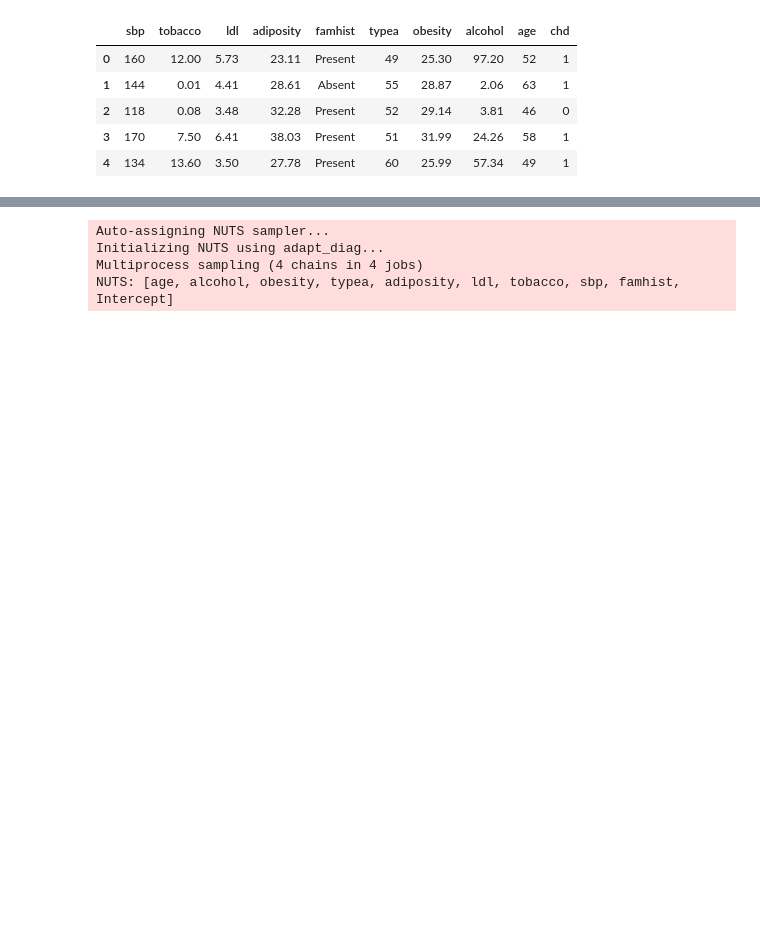
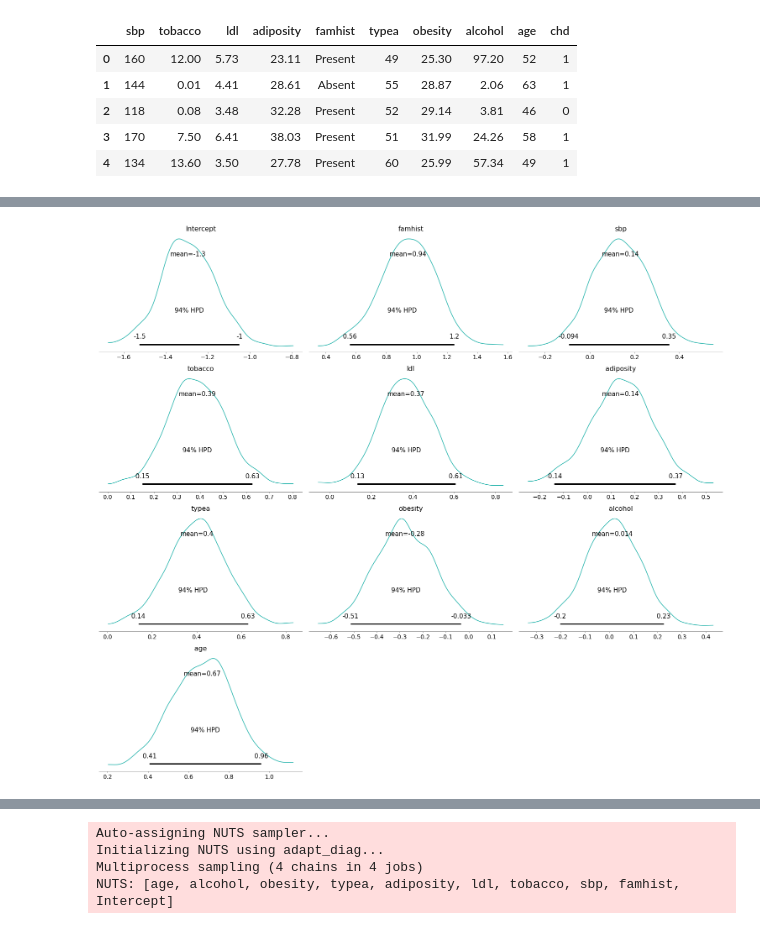
Before and after one commit to congxinxu0116/UVA, a Jupyter notebook: DS 6014/Homework 3 Sampling.ipynb, the cells around one changed output, grey strips where cells are left out. Saved outputs shown, nothing was run; the diff lists cells and outputs as text; code cells hidden in the pictures; blank space fills up the shorter version.

```diff
--- a/DS 6014/Homework 3 Sampling.ipynb
+++ b/DS 6014/Homework 3 Sampling.ipynb
@@ -184,3 +201,7 @@ practitioner_idx = normalized_data.famhist.astype('category').cat.codes.values
+# %%
+pm.plot_posterior(trace_all.sample(1000), color='LightSeaGreen');
+# %% [output]
+[figure, added]
 # %%
 with pm.Model() as manual_logistic_model:
 
```
Also changed, not shown: parts of 3 cells of this notebook, 2 other files.
